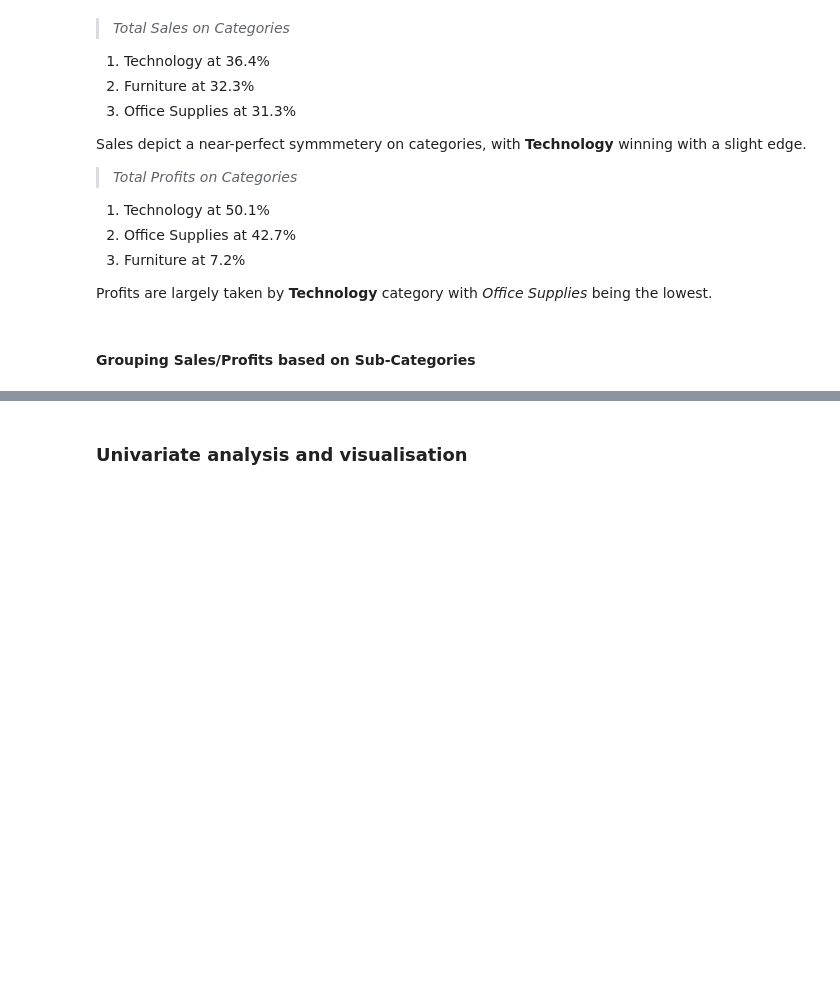
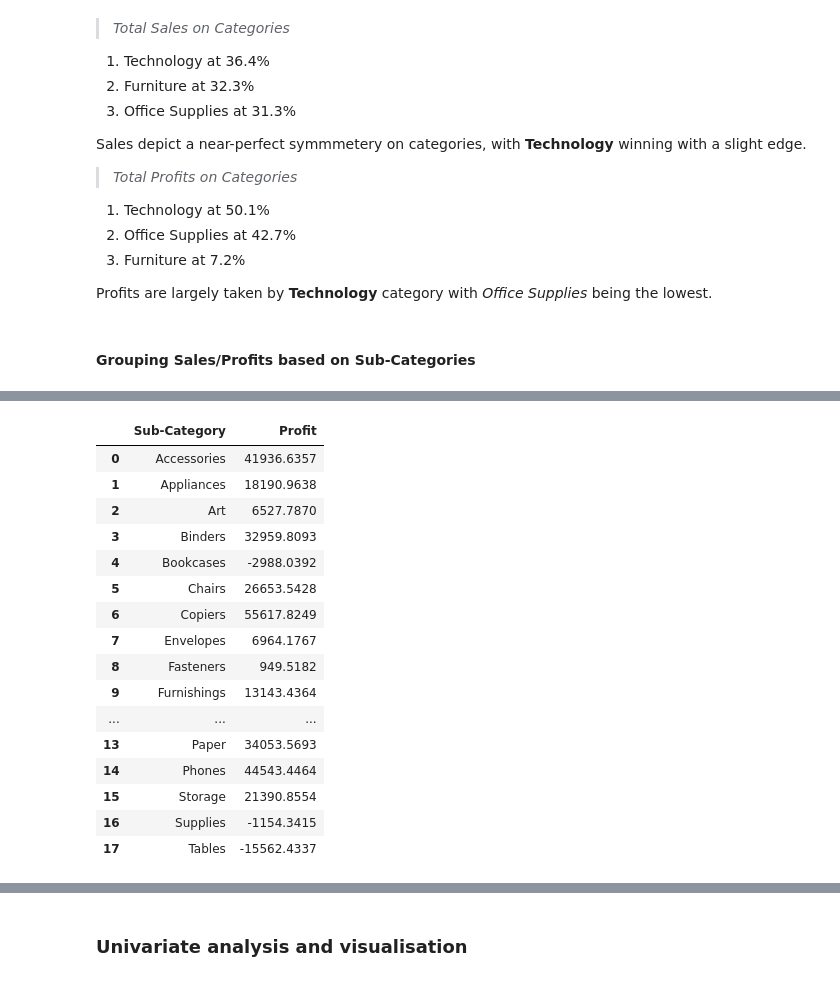
Before and after one commit to nareshwar/uhull-module-1, a Jupyter notebook: assignment_notebook/assignment_final.ipynb, the cells around one changed output, grey strips where cells are left out. Saved outputs shown, nothing was run; the diff lists cells and outputs as text; code cells hidden in the pictures; blank space fills up the shorter version.

```diff
--- a/assignment_notebook/assignment_final.ipynb
+++ b/assignment_notebook/assignment_final.ipynb
@@ -312,7 +377,25 @@ print(sales_sub_category)
 # %%
 # group total profit by sub-category from the highest profit.
 profit_sub_category = global_super_store_data.groupby(['Sub-Category'], as_index=False)['Profit'].sum().sort_values(by='Sub-Category')
-print(profit_sub_category)
+profit_sub_category
+# %% [output]
+|  | Sub-Category | Profit |
+| 0 | Accessories | 41936.6357 |
+| 1 | Appliances | 18190.9638 |
+| 2 | Art | 6527.7870 |
+| 3 | Binders | 32959.8093 |
+| 4 | Bookcases | -2988.0392 |
+| 5 | Chairs | 26653.5428 |
+| 6 | Copiers | 55617.8249 |
+| 7 | Envelopes | 6964.1767 |
+| 8 | Fasteners | 949.5182 |
+| 9 | Furnishings | 13143.4364 |
+| ... | ... | ... |
+| 13 | Paper | 34053.5693 |
+| 14 | Phones | 44543.4464 |
+| 15 | Storage | 21390.8554 |
+| 16 | Supplies | -1154.3415 |
+| 17 | Tables | -15562.4337 |
 # %%
 #Grouping the data on category and it's respective sub-categories. Calculating the profit margin.
 sales_per_cat_subcat = global_super_store_data.groupby(['Category', 'Sub-Category'], as_index=False)[['Sales', 'Profit']].sum()
```
Also changed, not shown: parts of 23 cells of this notebook, 1 other file.
